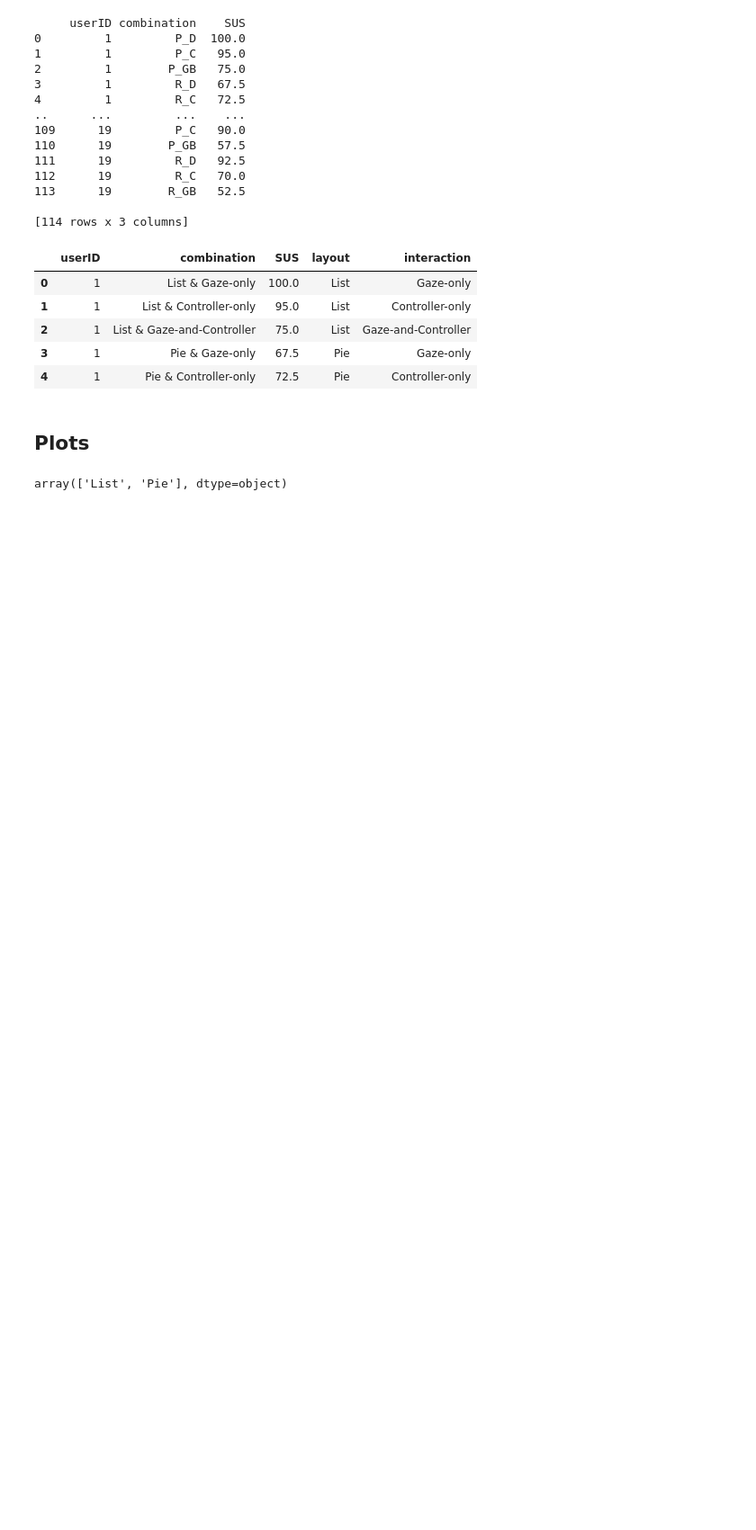
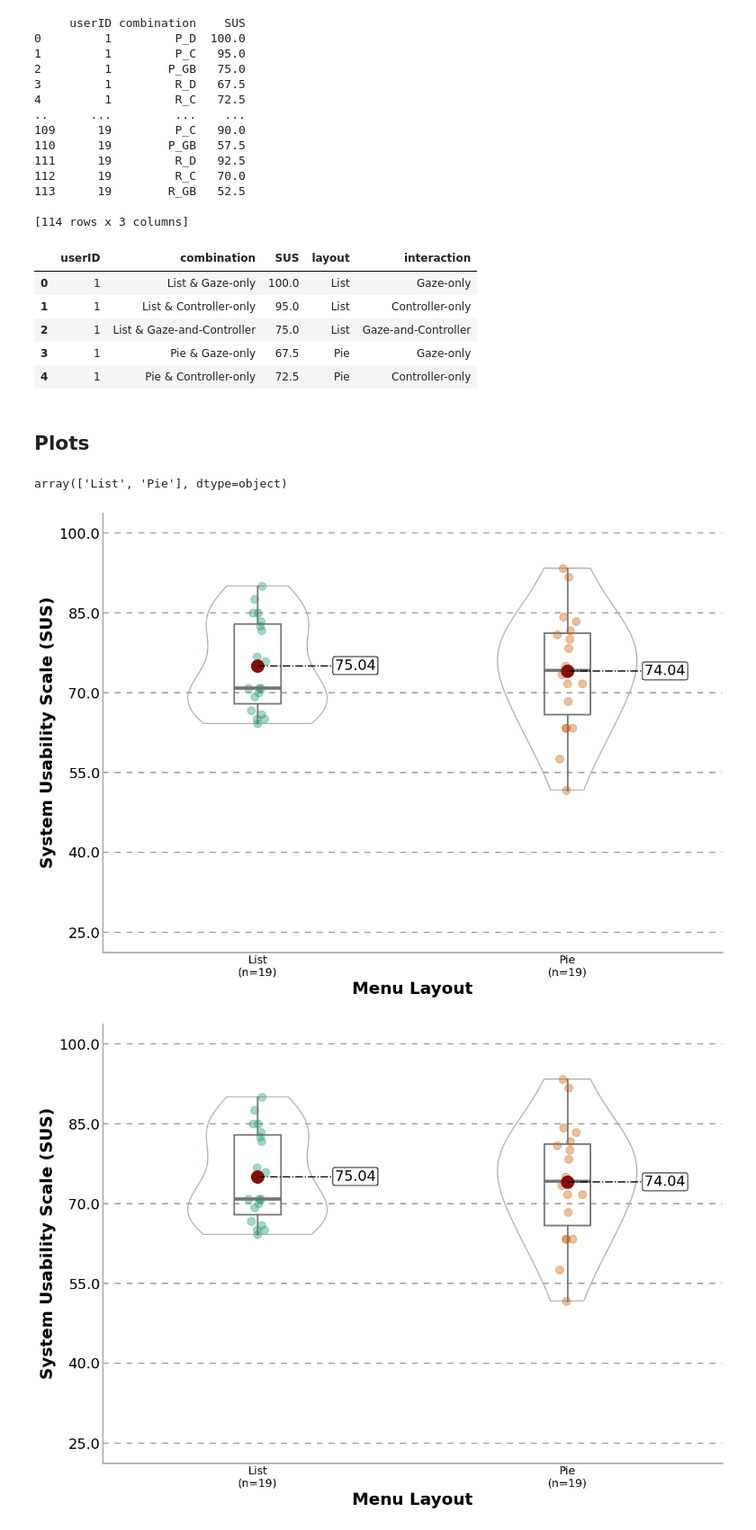
Before and after one commit to DFKI-Interactive-Machine-Learning/menu-navigation-in-VR, a Jupyter notebook: UserStudy/_SUS.ipynb, the cells around one changed output. Shown at 90% size. Cells and saved outputs as stored; diff of their text form; code cells hidden in the pictures; blank space fills up the shorter version.

```diff
--- a/UserStudy/_SUS.ipynb
+++ b/UserStudy/_SUS.ipynb
@@ -429,3 +429,20 @@ df_long_combinations.head()
 df_long_combinations["layout"].unique()
 # %% [output]
 array(['List', 'Pie'], dtype=object)
+# %%
+# Get the species, sorted alphabetically
+species = (df_long_combinations["layout"].unique())
+
+# y_data is a list of length 3 containing the bill_length_mm values for each specie
+#y_data = [df_long_combinations[df_long_combinations["layout"] == specie]["SUS"].values for specie in species]
+df_agg = df_long_combinations.groupby(['userID', 'layout']).agg({'SUS':'mean'}).reset_index()
+y_data = [df_agg[df_agg["layout"] == specie]["SUS"].values for specie in species]
+
+xlabel = "Menu Layout"
+ylabel = "System Usability Scale (SUS)"
+x_lines = np.arange(25, 101, 15, dtype=np.float64)
+
+stateval.make_plot(y_data, species, xlabel, ylabel, save_figure_as="plots/sus-layouts.png", x_lines=x_lines)
+# %% [output]
+[figure, added]
+[figure, added]
```
Also changed, not shown: parts of 8 cells of this notebook, 12 other files.
